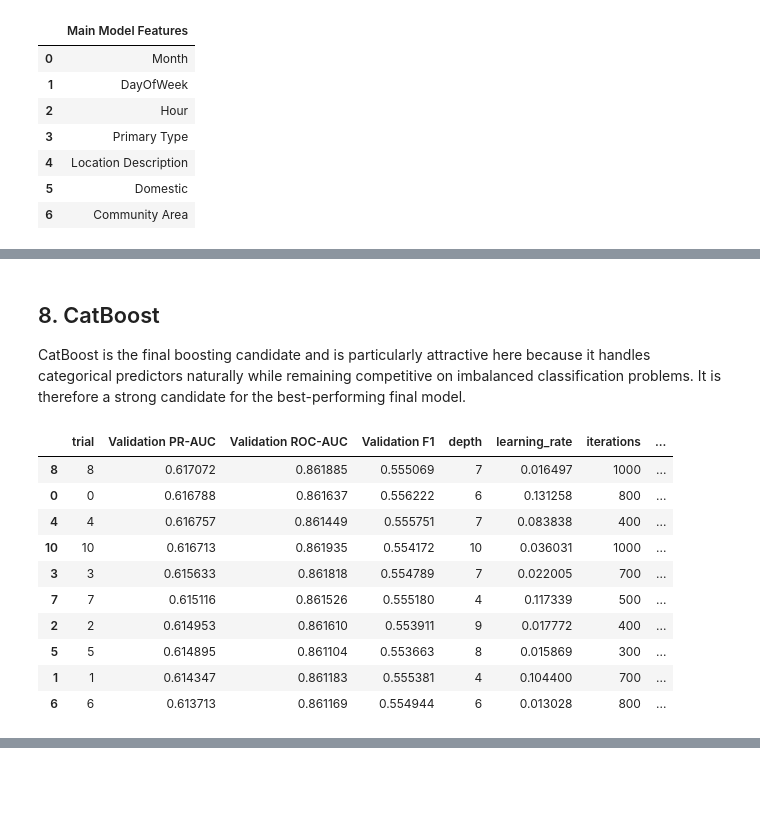
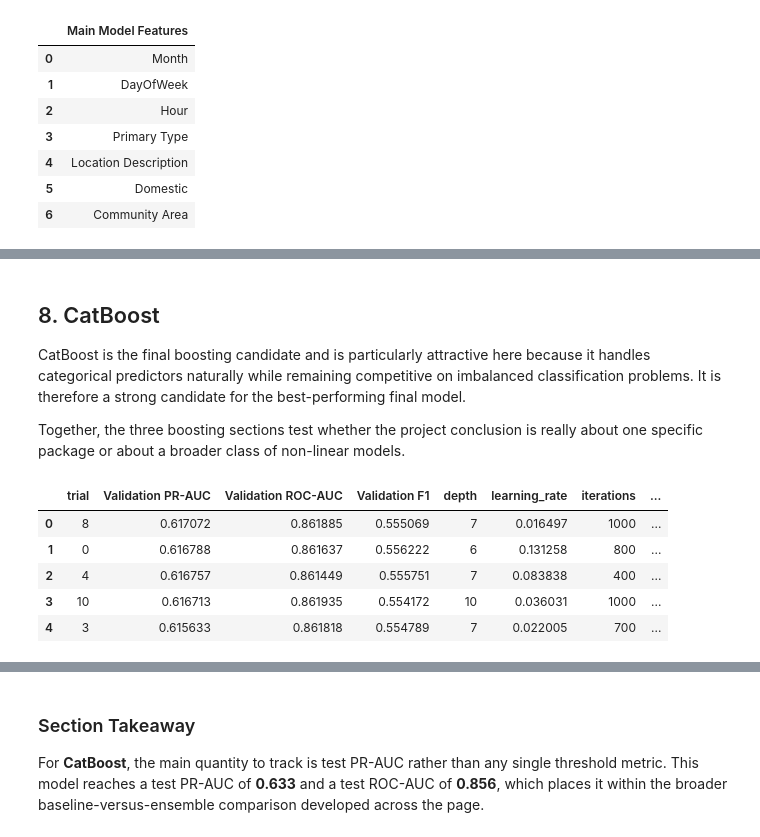
Before and after one commit to Yanting322/Chicago-Crime-Analysis, a Jupyter notebook: Modeling.ipynb, the cells around one changed output, grey strips where cells are left out. Cells and saved outputs as stored; diff of their text form; code cells hidden in the pictures; blank space fills up the shorter version.

```diff
--- a/Modeling.ipynb
+++ b/Modeling.ipynb
@@ -951,6 +992,8 @@ display(xgb_results)
 ## 8. CatBoost
 
 CatBoost is the final boosting candidate and is particularly attractive here because it handles categorical predictors naturally while remaining competitive on imbalanced classification problems. It is therefore a strong candidate for the best-performing final model.
+
+Together, the three boosting sections test whether the project conclusion is really about one specific package or about a broader class of non-linear models.
 # %%
 def build_cat_model(params):
     return CatBoostClassifier(
@@ -1034,43 +1077,48 @@ else:
         train_full,
         cat_fit_fn,
         {'X_val': X_val_cat, 'y_val': y_val, 'cat_indices': cat_feature_indices},
     )
     best_cat_model = cat_artifact['model']
     cat_training_rows = cat_artifact['training_rows']
     cat_val_scores = best_cat_model.predict_proba(X_val_cat)[:, 1]
     cat_threshold = choose_threshold(y_val, cat_val_scores)
     cat_test_scores = best_cat_model.predict_proba(X_test_cat)[:, 1]
     cat_results = pd.DataFrame([
         evaluate_at_threshold(y_val, cat_val_scores, cat_threshold, 'CatBoost', 'Validation', cat_training_rows, f"auto_class_weights={best_cat_params['auto_class_weights']}"),
         evaluate_at_threshold(y_test, cat_test_scores, cat_threshold, 'CatBoost', 'Test', cat_training_rows, f"auto_class_weights={best_cat_params['auto_class_weights']}"),
     ])
 
     save_model_artifact('CatBoost', best_cat_model)
     save_frame(cat_tuning, cat_tuning_path)
     save_frame(cat_results, cat_results_path)
     save_frame(cat_attempts, cat_attempts_path)
     metadata = update_model_metadata('CatBoost', {
         'best_params': best_cat_params,
         'threshold': float(cat_threshold),
         'training_rows': int(cat_training_rows),
         'model_file': MODEL_FILE_NAMES['CatBoost'],
         'tuning_file': cat_tuning_path.name,
         'results_file': cat_results_path.name,
         'attempts_file': cat_attempts_path.name,
     })
 
-display(cat_tuning.head(10))
-display(cat_attempts)
-display(cat_results)
+tuning_view = cat_tuning.head(5).copy()
+results_view = cat_results[['Split', 'Threshold', 'Training Rows', 'Imbalance Handling', 'PR-AUC', 'ROC-AUC', 'F1', 'Precision', 'Recall']].copy()
+
+display(tuning_view)
+display(results_view)
+
+best_15_row = results_view[results_view['Split'] == 'Test'].iloc[0] if 'Test' in results_view['Split'].values else results_view.iloc[0]
+model_note_md = chr(10).join([
+    '### Section Takeaway',
+    '',
+    f"For **CatBoost**, the main quantity to track is test PR-AUC rather than any single threshold metric. This model reaches a test PR-AUC of **{best_15_row['PR-AUC']:.3f}** and a test ROC-AUC of **{best_15_row['ROC-AUC']:.3f}**, which places it within the broader baseline-versus-ensemble comparison developed across the page.",
+])
+display(Markdown(model_note_md))
 # %% [output]
 |  | trial | Validation PR-AUC | Validation ROC-AUC | Validation F1 | depth | learning_rate | iterations | ... |
-| 8 | 8 | 0.617072 | 0.861885 | 0.555069 | 7 | 0.016497 | 1000 | ... |
-| 0 | 0 | 0.616788 | 0.861637 | 0.556222 | 6 | 0.131258 | 800 | ... |
-| 4 | 4 | 0.616757 | 0.861449 | 0.555751 | 7 | 0.083838 | 400 | ... |
-| 10 | 10 | 0.616713 | 0.861935 | 0.554172 | 10 | 0.036031 | 1000 | ... |
-| 3 | 3 | 0.615633 | 0.861818 | 0.554789 | 7 | 0.022005 | 700 | ... |
-| 7 | 7 | 0.615116 | 0.861526 | 0.555180 | 4 | 0.117339 | 500 | ... |
-| 2 | 2 | 0.614953 | 0.861610 | 0.553911 | 9 | 0.017772 | 400 | ... |
-| 5 | 5 | 0.614895 | 0.861104 | 0.553663 | 8 | 0.015869 | 300 | ... |
-| 1 | 1 | 0.614347 | 0.861183 | 0.555381 | 4 | 0.104400 | 700 | ... |
-| 6 | 6 | 0.613713 | 0.861169 | 0.554944 | 6 | 0.013028 | 800 | ... |
+| 0 | 8 | 0.617072 | 0.861885 | 0.555069 | 7 | 0.016497 | 1000 | ... |
+| 1 | 0 | 0.616788 | 0.861637 | 0.556222 | 6 | 0.131258 | 800 | ... |
+| 2 | 4 | 0.616757 | 0.861449 | 0.555751 | 7 | 0.083838 | 400 | ... |
+| 3 | 10 | 0.616713 | 0.861935 | 0.554172 | 10 | 0.036031 | 1000 | ... |
+| 4 | 3 | 0.615633 | 0.861818 | 0.554789 | 7 | 0.022005 | 700 | ... |
@@ -1082,3 +1128,6 @@ display(cat_results)
+### Section Takeaway
+
+For **CatBoost**, the main quantity to track is test PR-AUC rather than any single threshold metric. This model reaches a test PR-AUC of **0.633** and a test ROC-AUC of **0.856**, which places it within the broader baseline-versus-ensemble comparison developed across the page.
 # %% [markdown]
 ## 9. Rolling Validation
 
```
Also changed, not shown: parts of 19 cells of this notebook.
